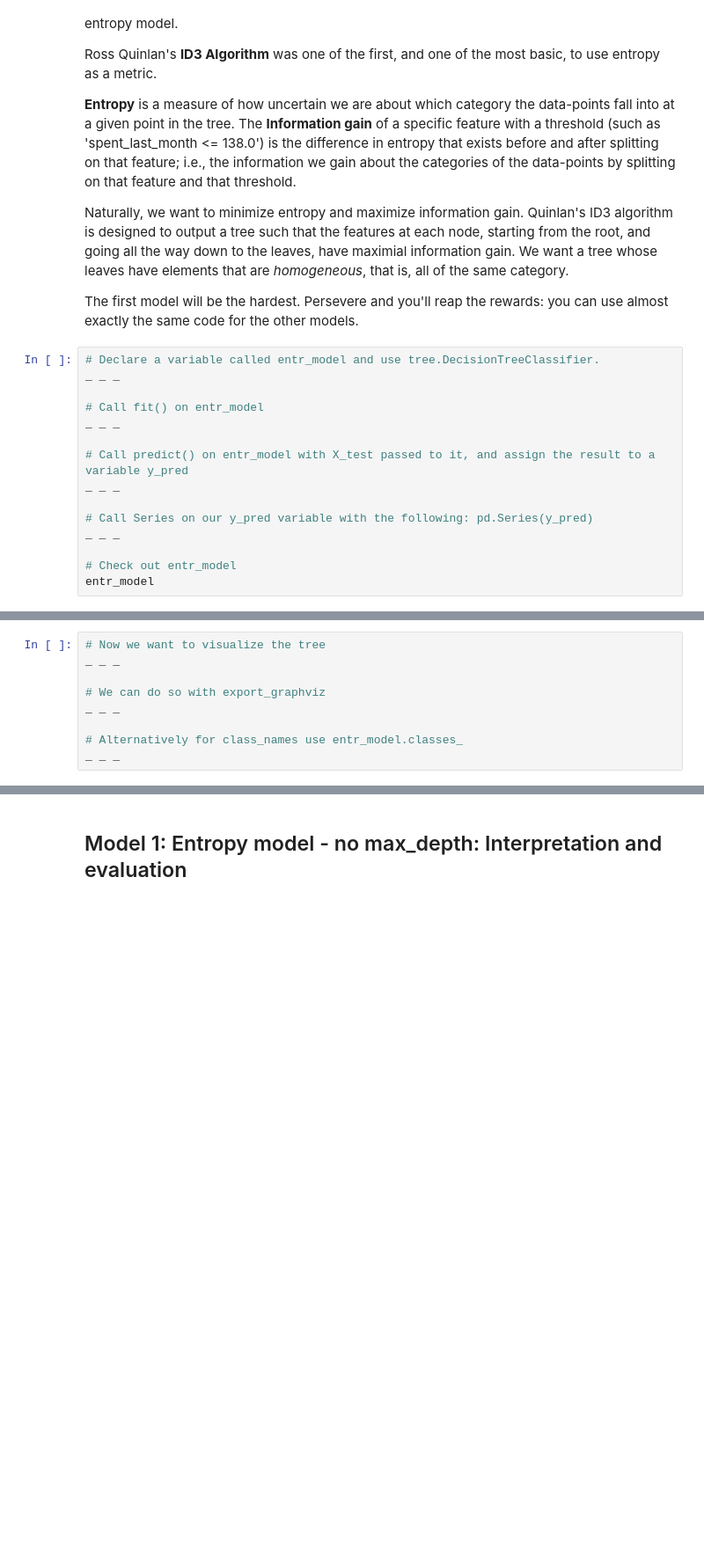
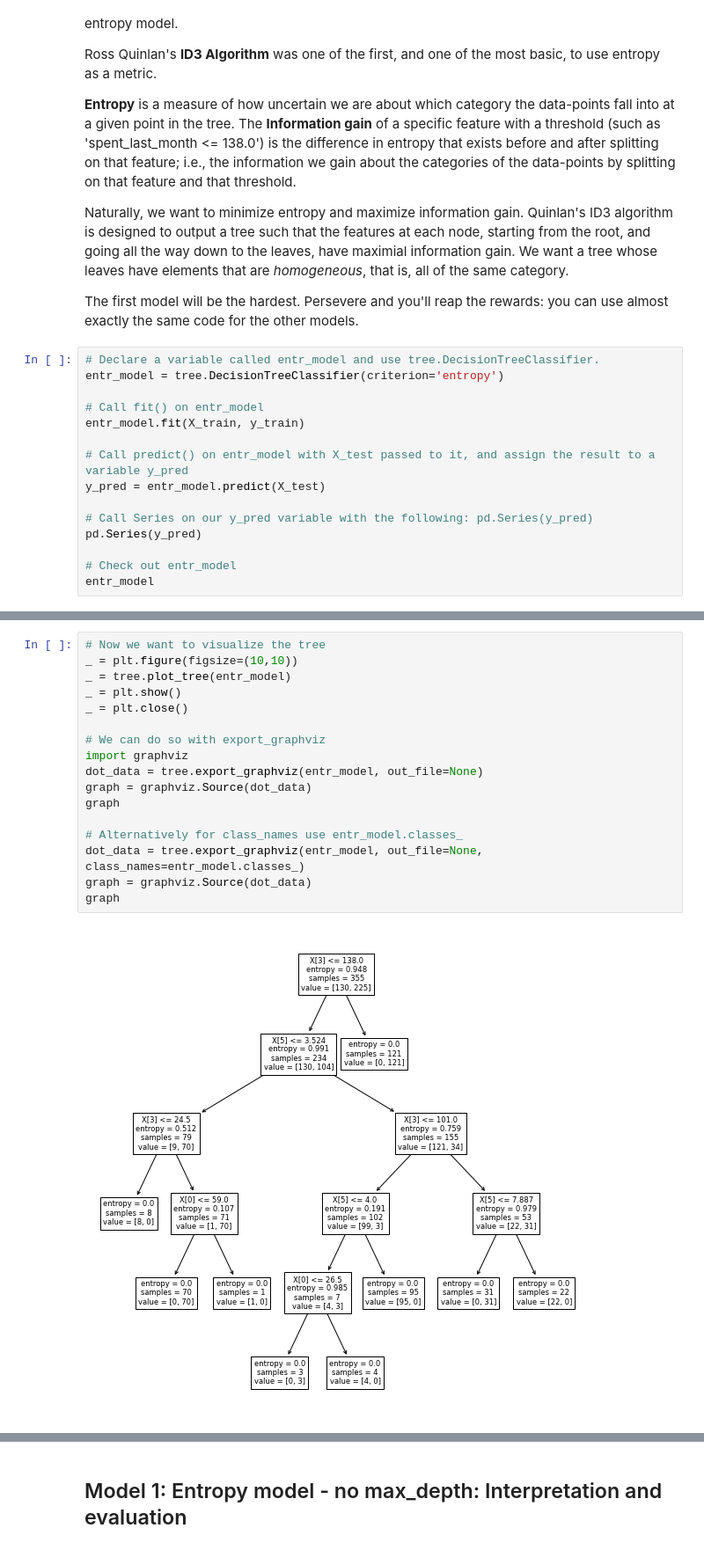
Before and after one commit to Dylan-C-Neal/Springboard-Data-Science-Career-Track, a Jupyter notebook: RR Diner Case Study/Springboard Decision Tree Specialty Coffee Case Study - Tier 3 (1).ipynb, the cells around one changed output, grey strips where cells are left out. Shown at 88% size. Drawn from its saved outputs; the diff is of its cells as text; blank space fills up the shorter version.

Commit message:
saving progress on decision tree project

```diff
--- a/RR Diner Case Study/Springboard Decision Tree Specialty Coffee Case Study - Tier 3 (1).ipynb
+++ b/RR Diner Case Study/Springboard Decision Tree Specialty Coffee Case Study - Tier 3 (1).ipynb
@@ -333,16 +333,16 @@ Naturally, we want to minimize entropy and maximize information gain. Quinlan's
 The first model will be the hardest. Persevere and you'll reap the rewards: you can use almost exactly the same code for the other models.
 # %%
 # Declare a variable called entr_model and use tree.DecisionTreeClassifier.
-_ _ _
+entr_model = tree.DecisionTreeClassifier(criterion='entropy')
 
 # Call fit() on entr_model
-_ _ _
+entr_model.fit(X_train, y_train)
 
 # Call predict() on entr_model with X_test passed to it, and assign the result to a variable y_pred
-_ _ _
+y_pred = entr_model.predict(X_test)
 
 # Call Series on our y_pred variable with the following: pd.Series(y_pred)
-_ _ _
+pd.Series(y_pred)
 
 # Check out entr_model
 entr_model
@@ -349,9 +351,19 @@ entr_model
 # %%
 # Now we want to visualize the tree
-_ _ _
+_ = plt.figure(figsize=(10,10))
+_ = tree.plot_tree(entr_model)
+_ = plt.show()
+_ = plt.close()
 
 # We can do so with export_graphviz
-_ _ _
+import graphviz
+dot_data = tree.export_graphviz(entr_model, out_file=None)
+graph = graphviz.Source(dot_data)
+graph
 
 # Alternatively for class_names use entr_model.classes_
-_ _ _
+dot_data = tree.export_graphviz(entr_model, out_file=None, class_names=entr_model.classes_)
+graph = graphviz.Source(dot_data)
+graph
+# %% [output]
+[figure, added]
```
Also changed, not shown: parts of 7 cells of this notebook.
